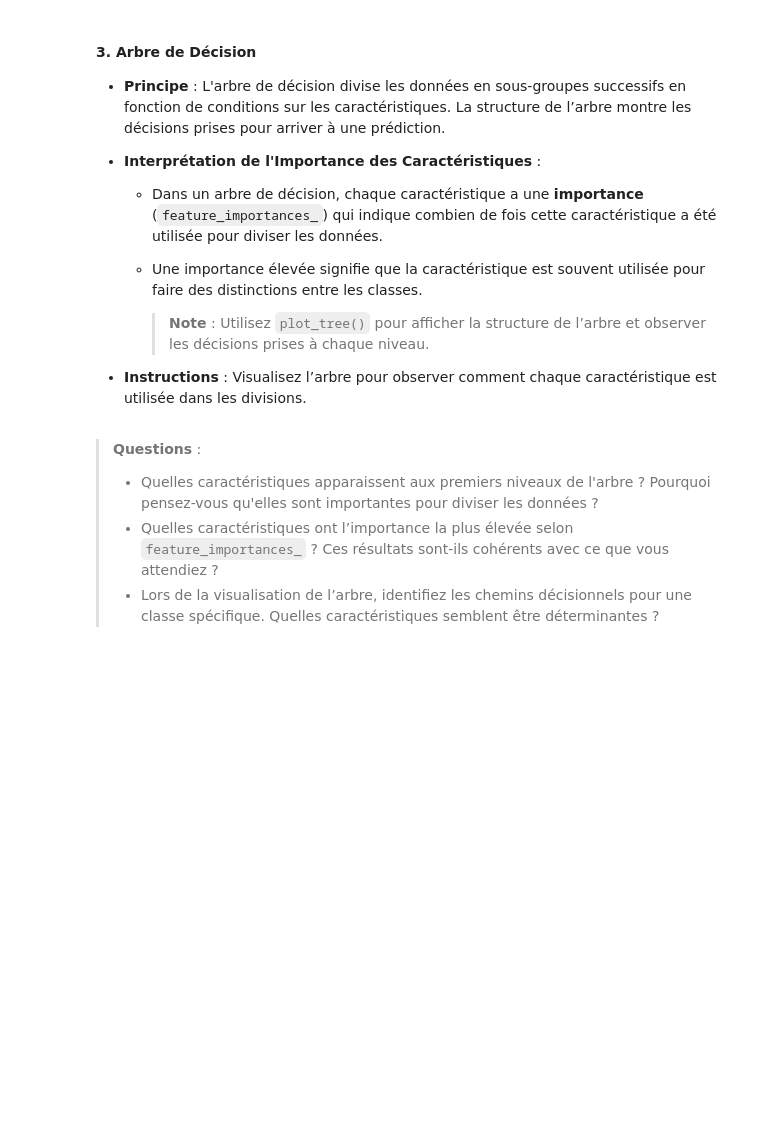
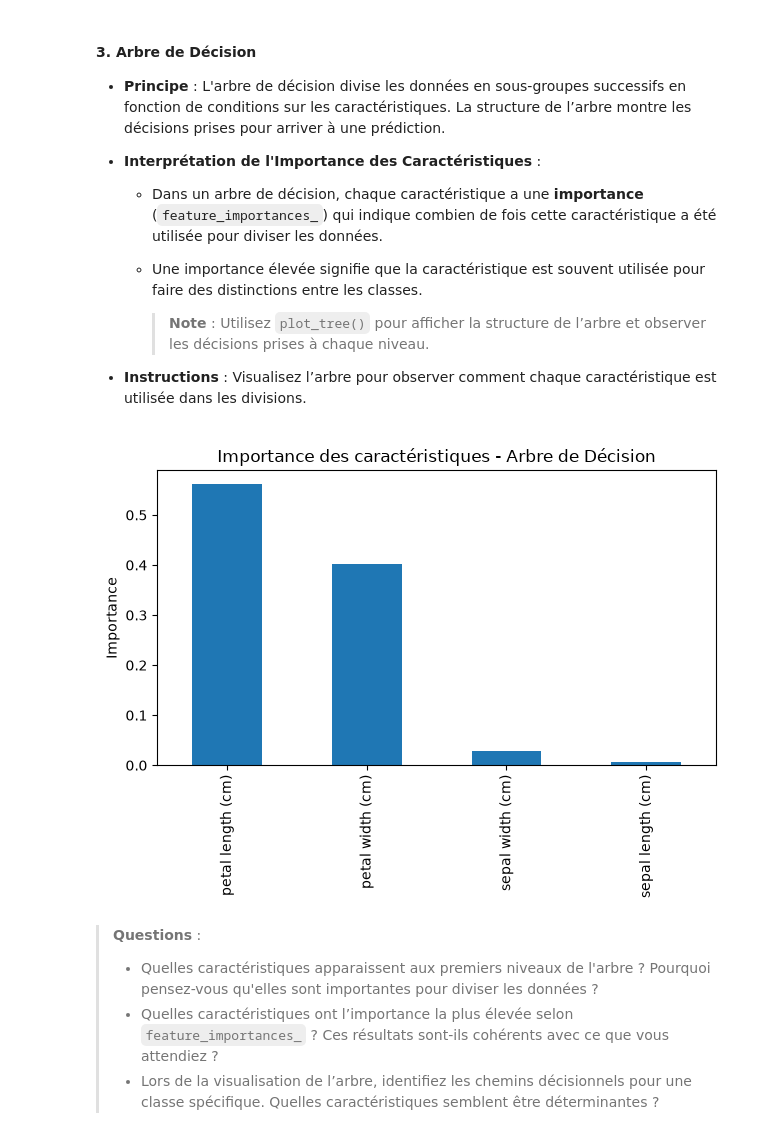
Before and after one commit to loicbonicontact-gif/Machine-Learning-Mise-en-pratique, a Jupyter notebook: notebooks/nb_02_Apprentissage_Supervisé_Classification.ipynb, the cells around one changed output. Drawn from its saved outputs; the diff is of its cells as text; code cells hidden in the pictures; blank space fills up the shorter version.

```diff
--- a/notebooks/nb_02_Apprentissage_Supervisé_Classification.ipynb
+++ b/notebooks/nb_02_Apprentissage_Supervisé_Classification.ipynb
@@ -449,4 +576,7 @@ Chaque modèle, une fois entraîné avec `.fit()`, pourra ensuite générer des
 - **Documentation officielle :**
   [Documentation KNeighborsClassifier](https://scikit-learn.org/stable/modules/generated/sklearn.neighbors.KNeighborsClassifier.html)
 # %%
-# Instanciez et entraînez le modèle KNN ici
+from sklearn.neighbors import KNeighborsClassifier
+
+knn = KNeighborsClassifier(n_neighbors=5)
+knn.fit(X_train_scaled, y_train)
@@ -491,4 +623,7 @@ Chaque modèle, une fois entraîné avec `.fit()`, pourra ensuite générer des
 - **Documentation officielle :**
   [Documentation LogisticRegression](https://scikit-learn.org/stable/modules/generated/sklearn.linear_model.LogisticRegression.html)
 # %%
-# Instanciez et entraînez le modèle de Régression Logistique ici
+from sklearn.linear_model import LogisticRegression
+
+log_reg = LogisticRegression(max_iter=1000, random_state=42)
+log_reg.fit(X_train_scaled, y_train)
@@ -532,4 +669,7 @@ Chaque modèle, une fois entraîné avec `.fit()`, pourra ensuite générer des
 - **Documentation officielle :**
   [Documentation SVC](https://scikit-learn.org/stable/modules/generated/sklearn.svm.SVC.html)
 # %%
-# Instanciez et entraînez le modèle SVM ici
+from sklearn.svm import SVC
+
+svm = SVC(kernel="linear", random_state=42)
+svm.fit(X_train_scaled, y_train)
@@ -613,4 +755,7 @@ L'arbre de décision suivant peut représenter cette analyse :
 
 3. **Feuilles** : Les feuilles (Noeuds terminaux) représentent les décisions finales du modèle. Dans cet exemple, la feuille "Oui" signifie que le client acceptera l'offre, tandis que la feuille "Non" signifie qu’il ne l’acceptera pas.
 # %%
-# Instanciez et entraînez le modèle Arbre de Décision ici
+from sklearn.tree import DecisionTreeClassifier
+
+tree = DecisionTreeClassifier(random_state=42)
+tree.fit(X_train_scaled, y_train)
@@ -836,7 +1008,14 @@ L'interprétation des modèles en classification permet de comprendre comment ch
 
 - **Instructions** : Visualisez l’arbre pour observer comment chaque caractéristique est utilisée dans les divisions.
 # %%
-# Insérez votre code ici pour visualiser l'importance des caractéristiques dans l'arbre de décision
+importances_tree = pd.Series(tree.feature_importances_, index=iris.feature_names)
+importances_tree.sort_values(ascending=False).plot(kind="bar")
+plt.title("Importance des caractéristiques - Arbre de Décision")
+plt.ylabel("Importance")
+plt.tight_layout()
+plt.show()
+# %% [output]
+[figure, added]
 # %% [markdown]
 > **Questions** :
   >- Quelles caractéristiques apparaissent aux premiers niveaux de l'arbre ? Pourquoi pensez-vous qu'elles sont importantes pour diviser les données ?
```
Also changed, not shown: parts of 28 cells of this notebook.
